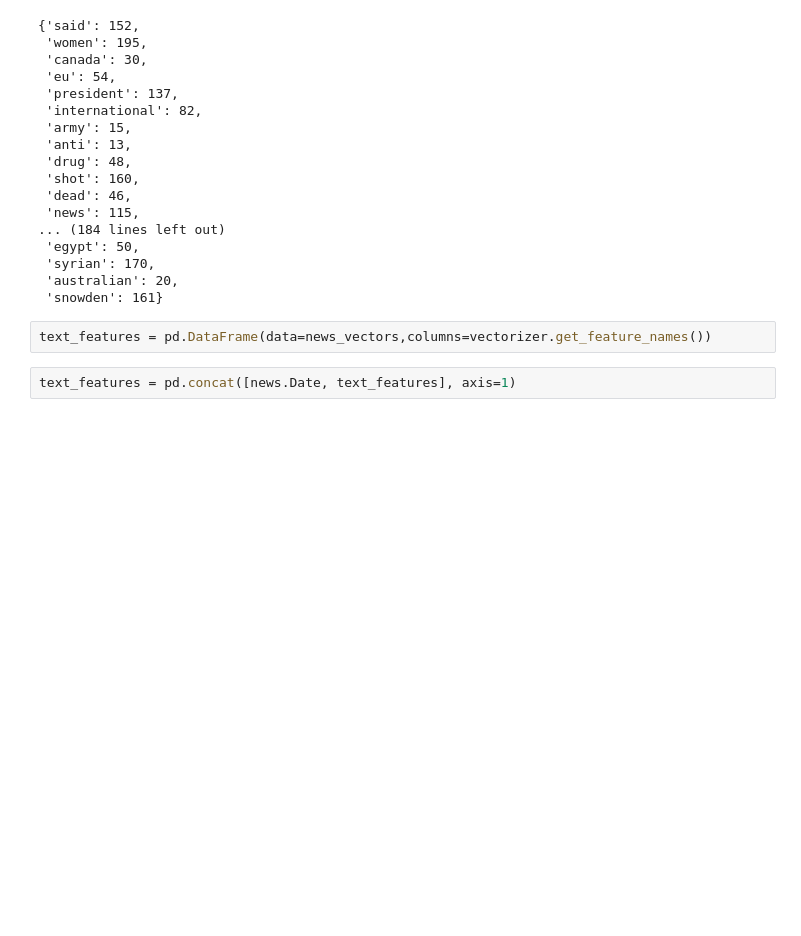
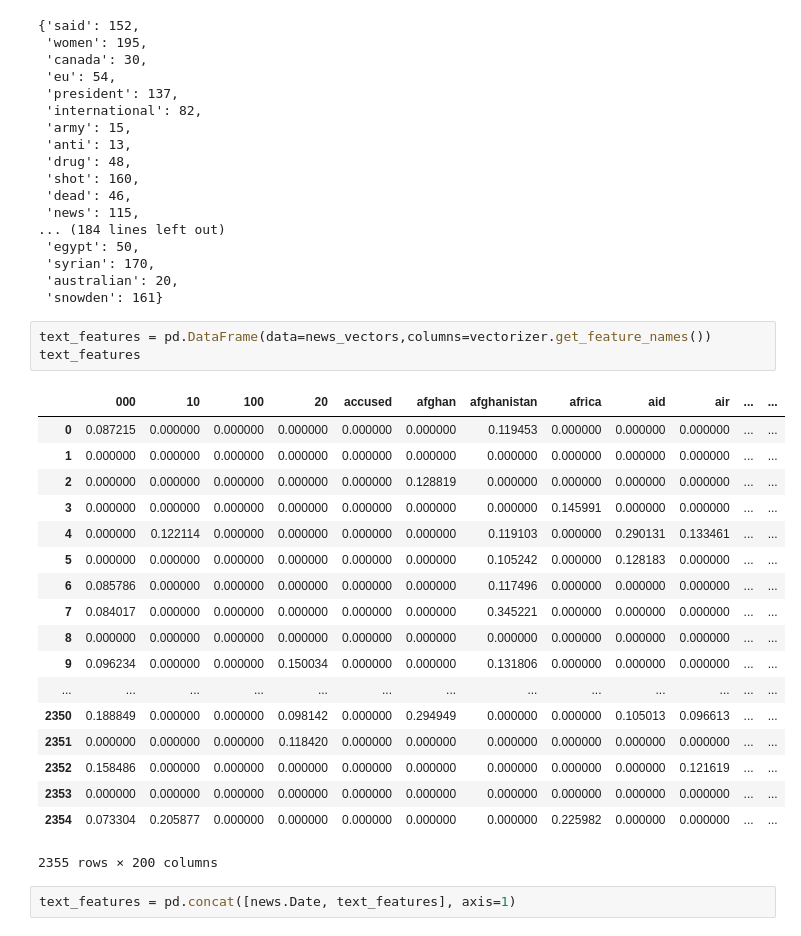
Before and after one commit to mackdelany/NLP-stock-price-prediction, a Jupyter notebook: notebooks/News Processing.ipynb, the cells around one changed output. Drawn from its saved outputs; the diff is of its cells as text; blank space fills up the shorter version.

```diff
--- a/notebooks/News Processing.ipynb
+++ b/notebooks/News Processing.ipynb
@@ -74,5 +74,25 @@ vectorizer.vocabulary_
  'snowden': 161}
 # %%
 text_features = pd.DataFrame(data=news_vectors,columns=vectorizer.get_feature_names())
+text_features
+# %% [output]
+|  | 000 | 10 | 100 | 20 | accused | afghan | afghanistan | africa | aid | air | ... | ... |
+| 0 | 0.087215 | 0.000000 | 0.000000 | 0.000000 | 0.000000 | 0.000000 | 0.119453 | 0.000000 | 0.000000 | 0.000000 | ... | ... |
+| 1 | 0.000000 | 0.000000 | 0.000000 | 0.000000 | 0.000000 | 0.000000 | 0.000000 | 0.000000 | 0.000000 | 0.000000 | ... | ... |
+| 2 | 0.000000 | 0.000000 | 0.000000 | 0.000000 | 0.000000 | 0.128819 | 0.000000 | 0.000000 | 0.000000 | 0.000000 | ... | ... |
+| 3 | 0.000000 | 0.000000 | 0.000000 | 0.000000 | 0.000000 | 0.000000 | 0.000000 | 0.145991 | 0.000000 | 0.000000 | ... | ... |
+| 4 | 0.000000 | 0.122114 | 0.000000 | 0.000000 | 0.000000 | 0.000000 | 0.119103 | 0.000000 | 0.290131 | 0.133461 | ... | ... |
+| 5 | 0.000000 | 0.000000 | 0.000000 | 0.000000 | 0.000000 | 0.000000 | 0.105242 | 0.000000 | 0.128183 | 0.000000 | ... | ... |
+| 6 | 0.085786 | 0.000000 | 0.000000 | 0.000000 | 0.000000 | 0.000000 | 0.117496 | 0.000000 | 0.000000 | 0.000000 | ... | ... |
+| 7 | 0.084017 | 0.000000 | 0.000000 | 0.000000 | 0.000000 | 0.000000 | 0.345221 | 0.000000 | 0.000000 | 0.000000 | ... | ... |
+| 8 | 0.000000 | 0.000000 | 0.000000 | 0.000000 | 0.000000 | 0.000000 | 0.000000 | 0.000000 | 0.000000 | 0.000000 | ... | ... |
+| 9 | 0.096234 | 0.000000 | 0.000000 | 0.150034 | 0.000000 | 0.000000 | 0.131806 | 0.000000 | 0.000000 | 0.000000 | ... | ... |
+| ... | ... | ... | ... | ... | ... | ... | ... | ... | ... | ... | ... | ... |
+| 2350 | 0.188849 | 0.000000 | 0.000000 | 0.098142 | 0.000000 | 0.294949 | 0.000000 | 0.000000 | 0.105013 | 0.096613 | ... | ... |
+| 2351 | 0.000000 | 0.000000 | 0.000000 | 0.118420 | 0.000000 | 0.000000 | 0.000000 | 0.000000 | 0.000000 | 0.000000 | ... | ... |
+| 2352 | 0.158486 | 0.000000 | 0.000000 | 0.000000 | 0.000000 | 0.000000 | 0.000000 | 0.000000 | 0.000000 | 0.121619 | ... | ... |
+| 2353 | 0.000000 | 0.000000 | 0.000000 | 0.000000 | 0.000000 | 0.000000 | 0.000000 | 0.000000 | 0.000000 | 0.000000 | ... | ... |
+| 2354 | 0.073304 | 0.205877 | 0.000000 | 0.000000 | 0.000000 | 0.000000 | 0.000000 | 0.225982 | 0.000000 | 0.000000 | ... | ... |
+2355 rows × 200 columns
 # %%
 text_features = pd.concat([news.Date, text_features], axis=1)
```
Also changed, not shown: parts of 5 cells of this notebook, 1 other file.
